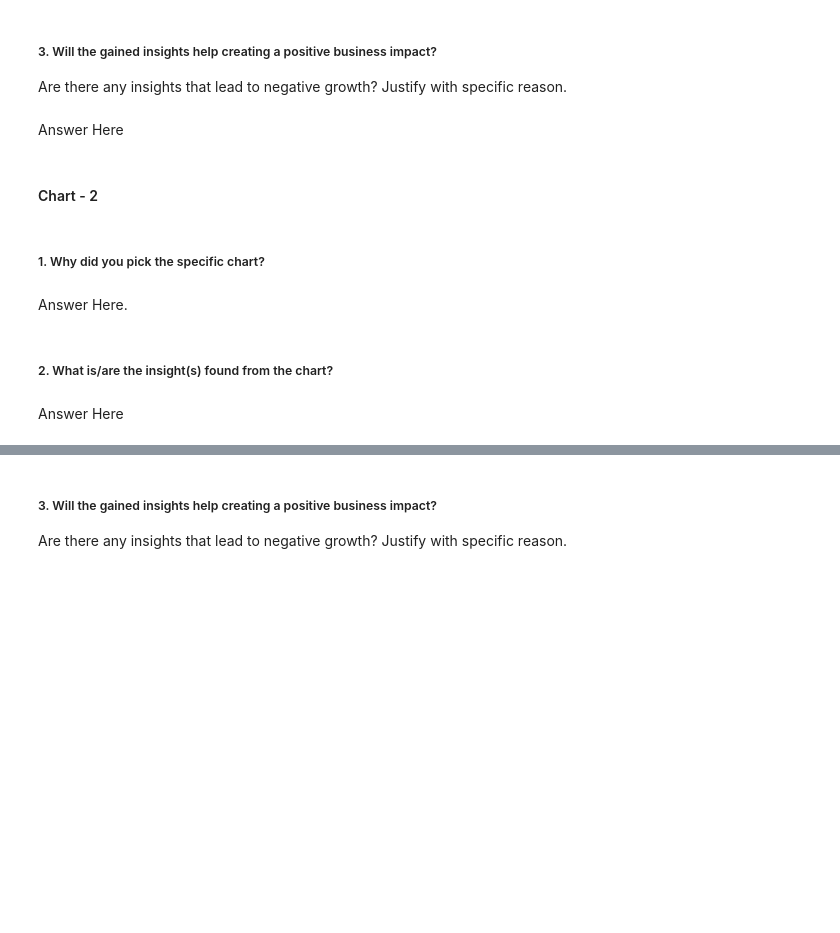
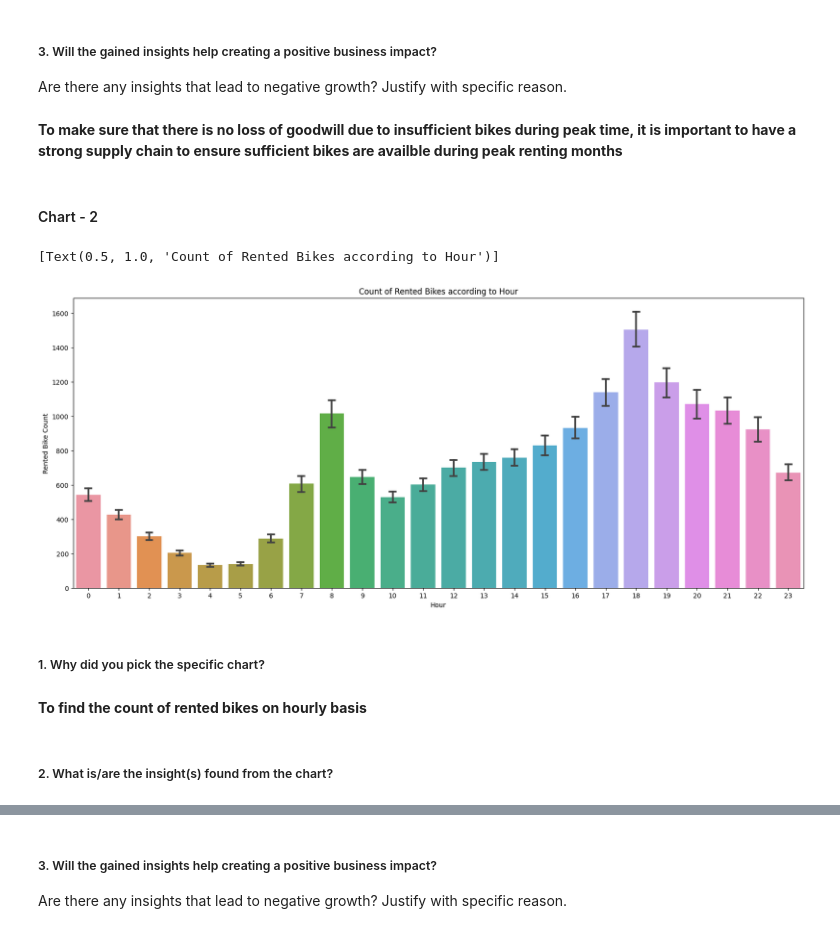
Before and after one commit to AkshayAI007/Predicting-Bike-sharing-demand-using-Machine-learning-, a Jupyter notebook: Seoul Bike Sharing Demand Prediction.ipynb, the cells around one changed output, grey strips where cells are left out. Drawn from its saved outputs; the diff is of its cells as text; code cells hidden in the pictures; blank space fills up the shorter version.

```diff
--- a/Seoul Bike Sharing Demand Prediction.ipynb
+++ b/Seoul Bike Sharing Demand Prediction.ipynb
@@ -458,7 +449,7 @@ Answer Here
 # %% [markdown]
 ##### 3. Will the gained insights help creating a positive business impact?
 Are there any insights that lead to negative growth? Justify with specific reason.
-# %% [markdown]
-Answer Here
+# %% [markdown]
+**To make sure that there is no loss of goodwill due to insufficient bikes during peak time, it is important to have a strong supply chain to ensure sufficient bikes are availble during peak renting months**
 # %% [markdown]
 #### Chart - 2
@@ -467,8 +456,14 @@ Answer Here
+# %%
+# Chart - 2 visualization code
+fig,ax=plt.subplots(figsize=(20,8))
+sns.barplot(data=data, x='Hour', y='Rented Bike Count', ax=ax, capsize=.2)
+ax.set(title='Count of Rented Bikes according to Hour')
+# %% [output]
+[Text(0.5, 1.0, 'Count of Rented Bikes according to Hour')]
+[figure, added]
 # %% [markdown]
 ##### 1. Why did you pick the specific chart?
-# %% [markdown]
-Answer Here.
+# %% [markdown]
+**To find the count of rented bikes on hourly basis**
 # %% [markdown]
 ##### 2. What is/are the insight(s) found from the chart?
-# %% [markdown]
-Answer Here
```
Also changed, not shown: parts of 43 cells of this notebook.
